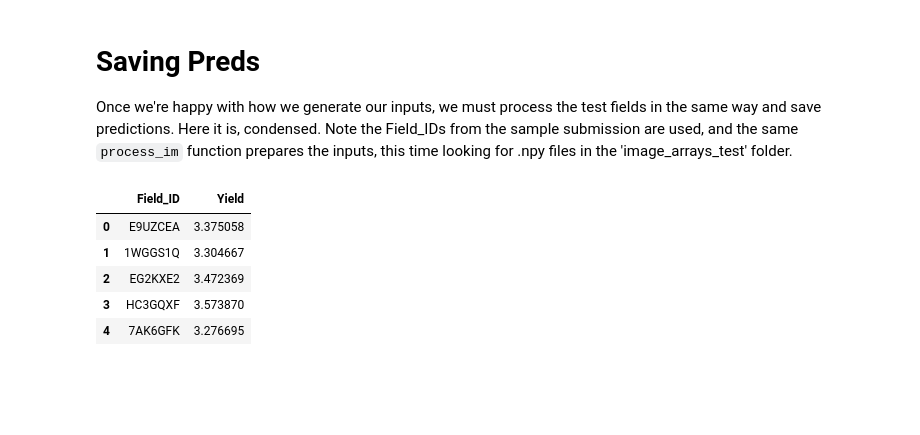
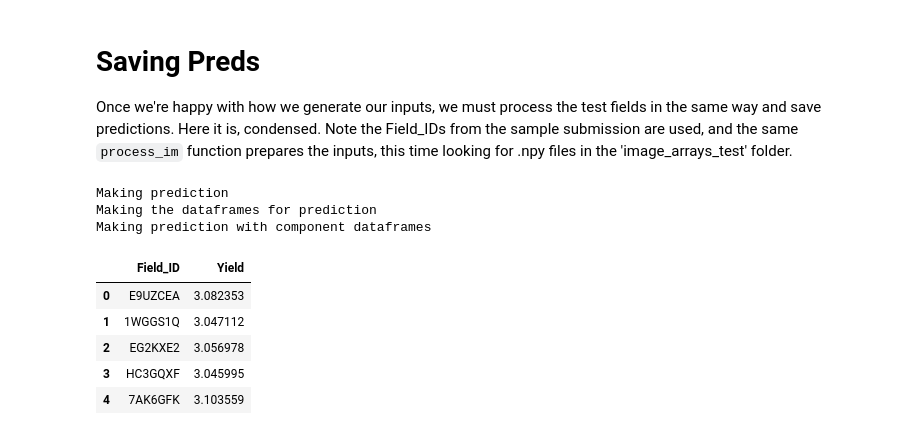
Before and after one commit to sam-ghala/CoRNN, a Jupyter notebook: data/VotingRegressor.ipynb, the cells around one changed output. Cells and saved outputs as stored; diff of their text form; code cells hidden in the pictures; blank space fills up the shorter version.

```diff
--- a/data/VotingRegressor.ipynb
+++ b/data/VotingRegressor.ipynb
@@ -329,9 +331,10 @@ def make_df_patch(data, pixel_a, pixel_b, size, idxs, month_range=(0,12)):
 
 def split_train(data):
     # Split the data
-    data_train = data[0:int(np.floor(data.shape[0]*0.7))]
-    data_val = data[int(np.floor(data.shape[0]*0.7)):int(np.floor(data.shape[0]*0.9))]
-    data_test = data[int(np.floor(data.shape[0]*0.9)):]
+    fractions = [0.9, 1.0, 0.0]
+    data_train = data[0:int(np.floor(data.shape[0]*fractions[0]))]
+    data_val = data[int(np.floor(data.shape[0]*fractions[0])):int(np.floor(data.shape[0]*fractions[1]))]
+    data_test = data[int(np.floor(data.shape[0]*fractions[1])):]
     return (data_train, data_val, data_test)
 
 def split_xy(train_sampled):
@@ -419,7 +422,7 @@ elif patch_analysis:
 # %% [markdown]
 Save the above array of linear regressor values for the pixels to a csv.
 # %%
-image_scores = np.genfromtxt('image_scores_FULL_patches.csv', delimiter=',')
+image_scores = np.genfromtxt('image_scores_FULL.csv', delimiter=',')
 plt.imshow(image_scores)
 # %% [output]
 <matplotlib.image.AxesImage at 0x...>
@@ -600,7 +607,7 @@ class VotingRegressor_Patch:
         # Now we must make the models
         models = []
         for i in range(len(RMSE_patches) * len(RMSE_months)):
-            model = RandomForestRegressor(n_estimators=50, max_depth=6)
+            model = RandomForestRegressor(n_estimators=100, max_depth=6)
             models.append(model)
         self.model = models
         self.patch_width = N
@@ -675,26 +682,26 @@ nonharvest_months = [0, 1, 2, 3, 4, 5, 6]
 RMSE_months = np.array([1.989, 1.704])
 RMSE_months = RMSE_months/sum(RMSE_months)
 # Then we must split the dataset based on the top 5 pixels of interest. They are:
-patches = [(0,28), (0,32), (20,8), (20,20), (8,32), (36,12)]
+patches = [(28, 36), (28, 32), (20, 20), (16, 20), (28, 28), (24, 24)]
 # the errors for each of these pixels
-RMSE_patches = np.array([1.642399499545256, 1.6442366056694453, 1.649258494515802,
-                         1.6551607732592655, 1.655729501923908, 1.6572575510584062])
+RMSE_patches = np.array([1.4498671247031834, 1.453809207121367, 1.4787076635297773,
+                         1.4852083841854524, 1.4871662662579, 1.4881977654041214])
 RMSE_patches = RMSE_patches/sum(RMSE_patches)
 # create the model
 model = VotingRegressor_Patch(RMSE_patches, RMSE_months, patches, harvest_months, nonharvest_months, 4)
 
 # train the model with the training set
-data_train, data_val, data_test = split_train(train)
-model.train(data_train)
+#data_train, data_val, data_test = split_train(train)
+model.train(train)
 
-# now that we have prediction, we can test the accuracy of it by looking at the RMSE.
-# get the test set
-prediction = model.predict(data_val)
+# #now that we have prediction, we can test the accuracy of it by looking at the RMSE.
+# # get the test set
+# prediction = model.predict(data_val)
 
-# get the error
-_, y_val = split_xy(data_val)
-error = mean_squared_error(y_val, prediction, squared=False)
-print("RMSE Error with voting regressor: {}".format(error))
+# # get the error
+# _, y_val = split_xy(data_val)
+# error = mean_squared_error(y_val, prediction, squared=False)
+# print("RMSE Error with voting regressor: {}".format(error))
 # %% [output]
 Training the model
 Making dataframes for training
@@ -710,21 +713,24 @@ Once we're happy with how we generate our inputs, we must process the test field
 # %%
 # Load the sample submission file
 ss = pd.read_csv('SampleSubmission.csv')
 
 # Prep the data, using the same method we did for train
-test_sampled = pd.DataFrame([process_im(fid, folder='image_arrays_test') for fid in ss['Field_ID'].values])
+#test_sampled = pd.DataFrame([process_im(fid, folder='image_arrays_test') for fid in ss['Field_ID'].values])
 
 # Get model predictions
-preds = model.predict(test_sampled)
+preds = model.predict(ss)
 
 # Store them in the submission dataframe and save
 ss['Yield'] = preds
 ss.to_csv('Sub.csv', index=False)
 ss.head()
 # %% [output]
+Making prediction
+Making the dataframes for prediction
+Making prediction with component dataframes
 |  | Field_ID | Yield |
-| 0 | E9UZCEA | 3.375058 |
-| 1 | 1WGGS1Q | 3.304667 |
-| 2 | EG2KXE2 | 3.472369 |
-| 3 | HC3GQXF | 3.573870 |
-| 4 | 7AK6GFK | 3.276695 |
+| 0 | E9UZCEA | 3.082353 |
+| 1 | 1WGGS1Q | 3.047112 |
+| 2 | EG2KXE2 | 3.056978 |
+| 3 | HC3GQXF | 3.045995 |
+| 4 | 7AK6GFK | 3.103559 |
```
Also changed, not shown: parts of 6 cells of this notebook, 3 other files.
